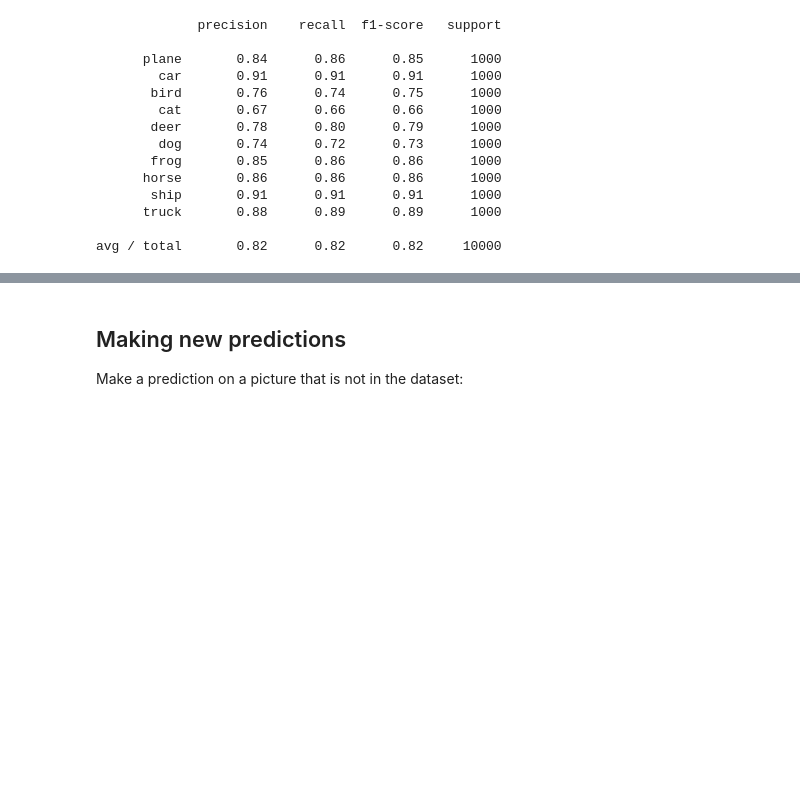
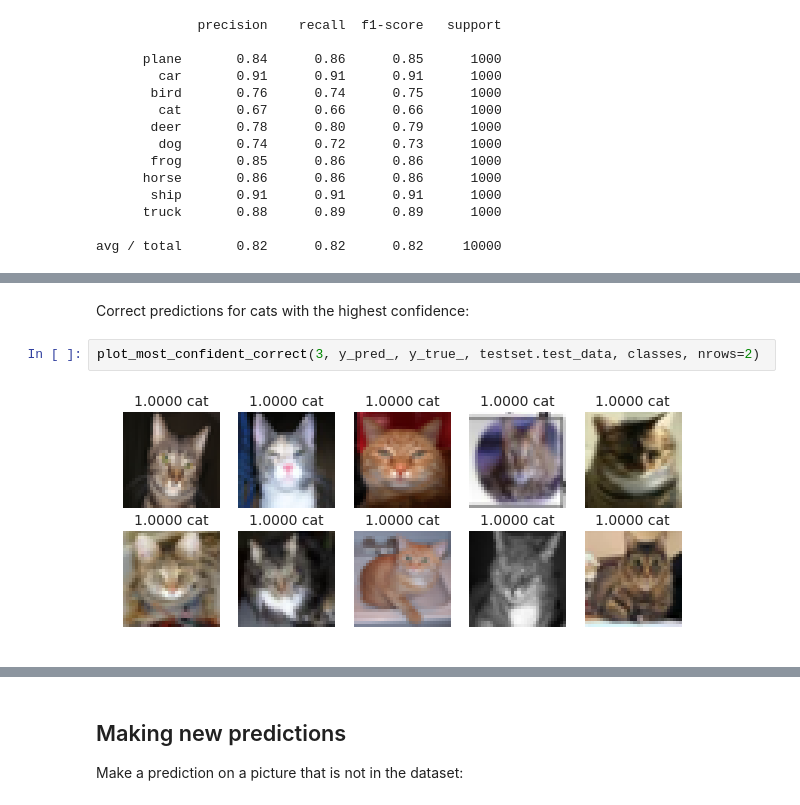
Before and after one commit to hollance/Ignition, a Jupyter notebook: examples/CIFAR10.ipynb, the cells around one changed output, grey strips where cells are left out. Drawn from its saved outputs; the diff is of its cells as text; blank space fills up the shorter version.

```diff
--- a/examples/CIFAR10.ipynb
+++ b/examples/CIFAR10.ipynb
@@ -388,0 +413,6 @@ avg / total       0.82      0.82      0.82     10000
+# %% [markdown]
+Correct predictions for cats with the highest confidence:
+# %%
+plot_most_confident_correct(3, y_pred_, y_true_, testset.test_data, classes, nrows=2)
+# %% [output]
+[figure, added]
```
Also changed, not shown: parts of 46 cells of this notebook, 3 other files.
